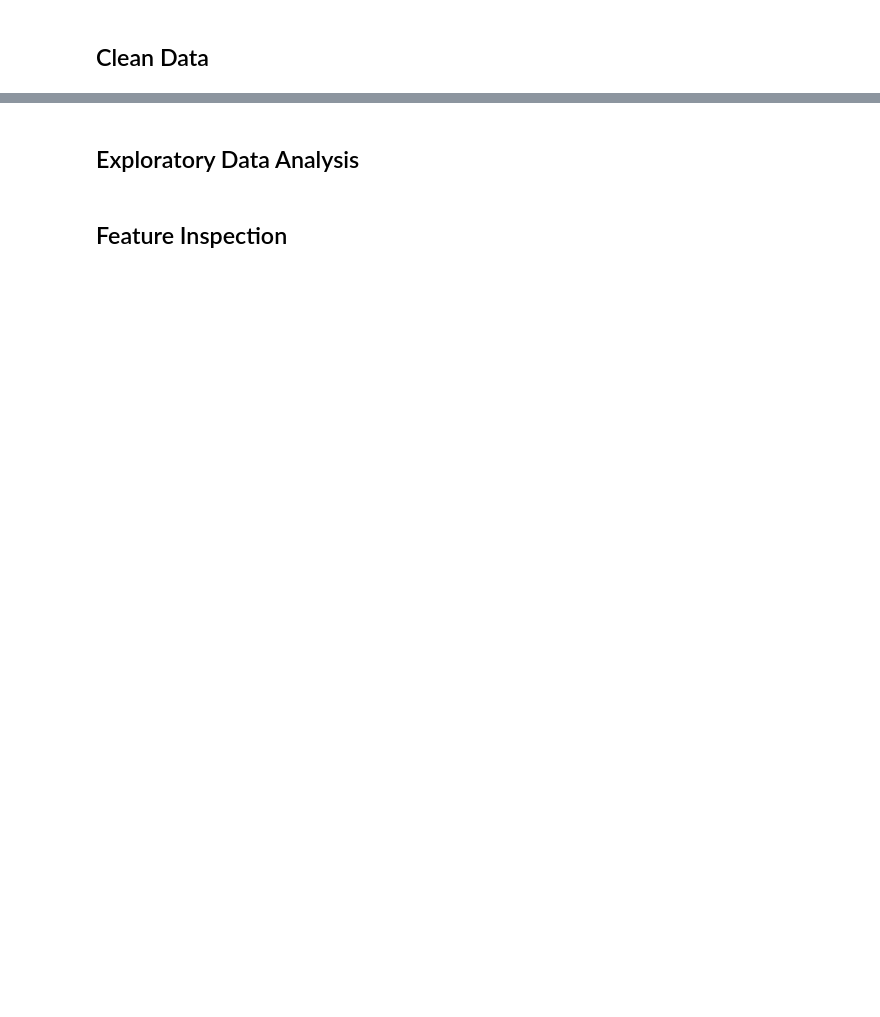
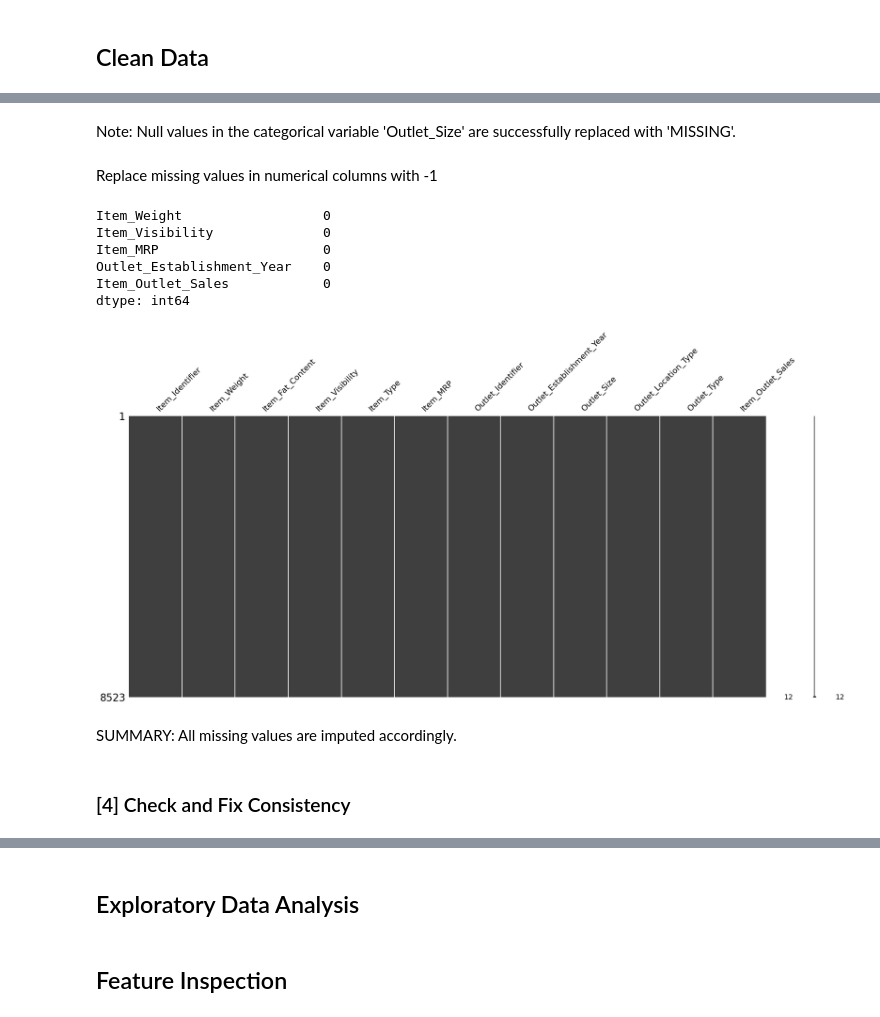
Before and after one commit to itan-s/Prediction-of-Product-Sales, a Jupyter notebook: Prediction-of-Product-Sales.ipynb, the cells around one changed output, grey strips where cells are left out. Saved outputs shown, nothing was run; the diff lists cells and outputs as text; code cells hidden in the pictures; blank space fills up the shorter version.

```diff
--- a/Prediction-of-Product-Sales.ipynb
+++ b/Prediction-of-Product-Sales.ipynb
@@ -12,0 +185,9 @@
+# %%
+# Create a list of categorical column names
+cat_columns = df.select_dtypes('object').columns
+
+# Use the list of categorical columns to fill null values with MISSING
+df[cat_columns] = df[cat_columns].fillna('MISSING')
+
+# Confirm nulls in categorical columns are replaced successfully
+df[cat_columns].isna().sum()
@@ -12,0 +203,29 @@
+# %% [markdown]
+Note: Null values in the categorical variable 'Outlet_Size' are successfully replaced with 'MISSING'.
+# %% [markdown]
+Replace missing values in numerical columns with -1
+# %%
+# Create a list of numeric column names
+num_columns = df.select_dtypes('number').columns
+
+# Use the list of numerical columns to fill null values with -1
+df[num_columns] = df[num_columns].fillna(-1)
+
+# Confirm nulls in numerical columns are replaced successfully
+df[num_columns].isna().sum()
+# %% [output]
+Item_Weight                  0
+Item_Visibility              0
+Item_MRP                     0
+Outlet_Establishment_Year    0
+Item_Outlet_Sales            0
+dtype: int64
+# %%
+# Recheck visualization of the missing values to reconfirm absence of missing values
+msno.matrix(df);
+# %% [output]
+[figure, added]
+# %% [markdown]
+SUMMARY: All missing values are imputed accordingly.
+# %% [markdown]
+### [4] Check and Fix Consistency
```
Also changed, not shown: parts of 28 cells of this notebook.
